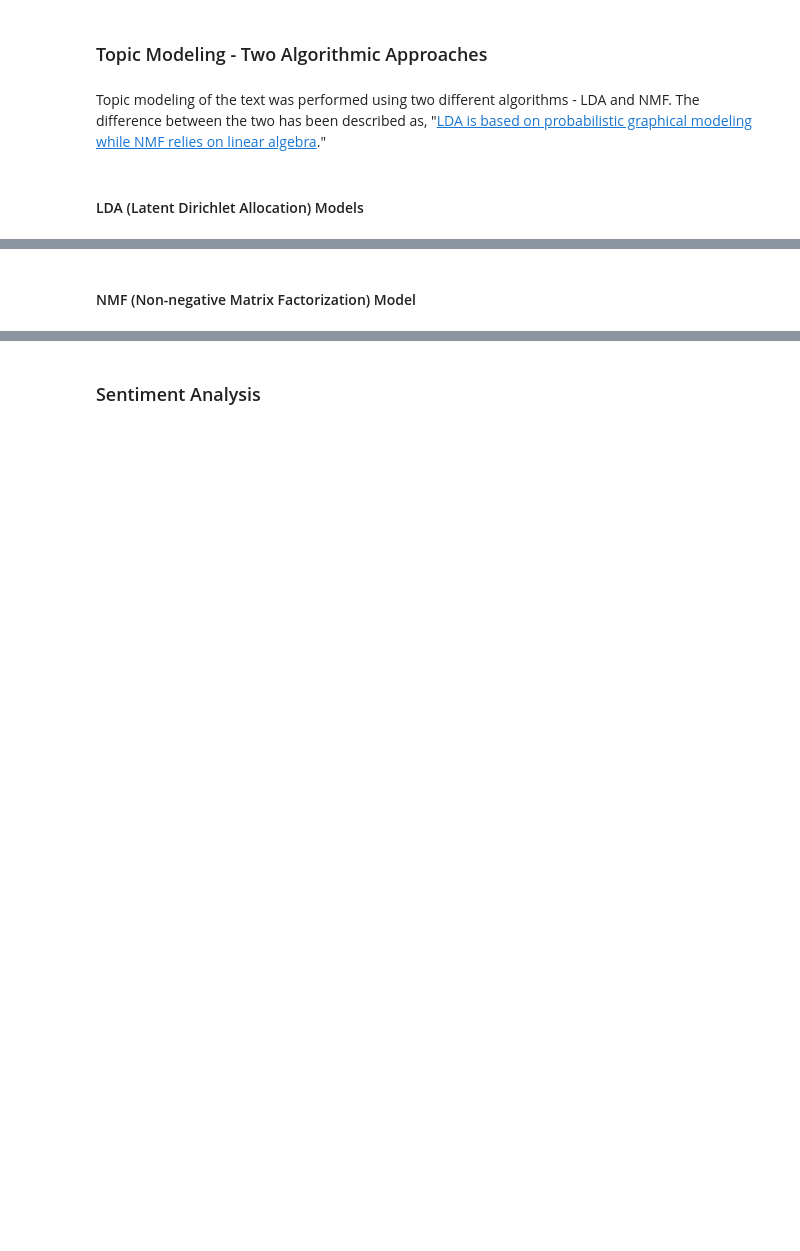
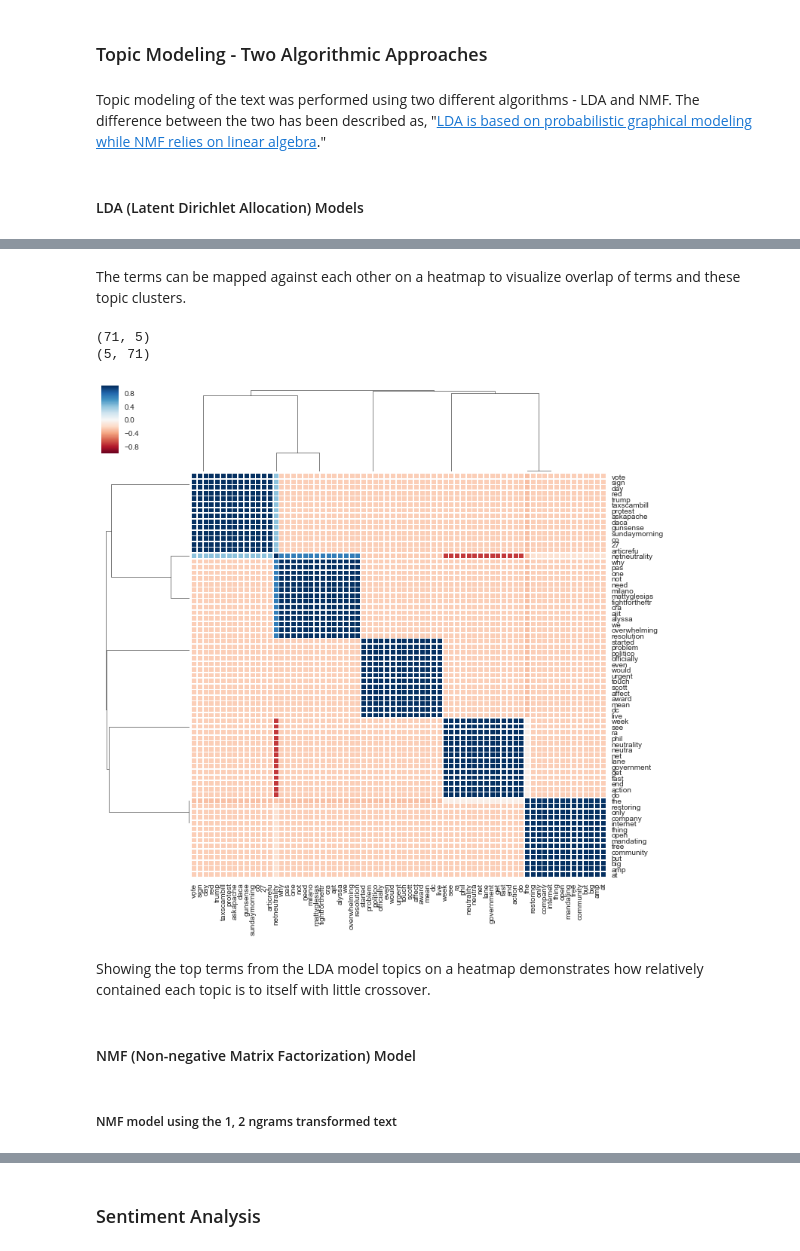
Before and after one commit to bouncebarkrun/Springboard-Data-Science-Career-Track, a Jupyter notebook: 2nd Capstone Project/Code/Capstone 2 Text Analysis.ipynb, the cells around one changed output, grey strips where cells are left out. Drawn from its saved outputs; the diff is of its cells as text; code cells hidden in the pictures; blank space fills up the shorter version.

```diff
--- a/2nd Capstone Project/Code/Capstone 2 Text Analysis.ipynb
+++ b/2nd Capstone Project/Code/Capstone 2 Text Analysis.ipynb
@@ -394,0 +450,8 @@ The clusters do appear to focus on slightly different issues around net neutrali
+# %%
+# sort cluster centers by proximity to centroid
+centroids_order2 = kmeans2.cluster_centers_.argsort()[:, ::-1]
+
+for i in range(n_clusters):
+    print('\n\nTop terms in cluster {}:\n'.format(i))
+    for idx in centroids_order2[i, :10]:
+        print('\t{}'.format(features2[idx]))
@@ -443,3 +528,28 @@ Top terms in topic 9:
+# %% [markdown]
+The terms can be mapped against each other on a heatmap to visualize overlap of terms and these topic clusters.
+# %%
+tfidf = models.TfidfModel(terms_matrix)
+corpus_tfidf = tfidf[terms_matrix]
+corpus_lda = ldamodel[corpus_tfidf]
+total_topics = 5
+# %%
+data_lda = {i: OrderedDict(ldamodel.show_topic(i,15)) for i in range(total_topics)}
+# %%
+df_lda = pd.DataFrame(data_lda)
+print(df_lda.shape)
+df_lda = df_lda.fillna(0).T
+print(df_lda.shape)
+# %% [output]
+(71, 5)
+(5, 71)
+# %%
+g=sns.clustermap(df_lda.corr(), center=0, cmap="RdBu", metric='cosine', linewidths=.75, figsize=(12, 12))
+plt.setp(g.ax_heatmap.yaxis.get_majorticklabels(), rotation=0)
+plt.show()
+# %% [output]
+[figure, added]
+# %% [markdown]
+Showing the top terms from the LDA model topics on a heatmap demonstrates how relatively contained each topic is to itself with little crossover.
 # %% [markdown]
 #### NMF (Non-negative Matrix Factorization) Model
 # %%
@@ -451,6 +561,8 @@ def display_topics(model, feature_names, no_top_words):
 no_features = 1000
 no_topics = 10
 no_top_words = 10
+# %% [markdown]
+##### NMF model using the 1, 2 ngrams transformed text
 # %%
 nmf = NMF(n_components=no_topics, random_state=1, alpha=.1, l1_ratio=.5, init='nndsvd').fit(transformed)
 # %%
```
Also changed, not shown: parts of 41 cells of this notebook.
